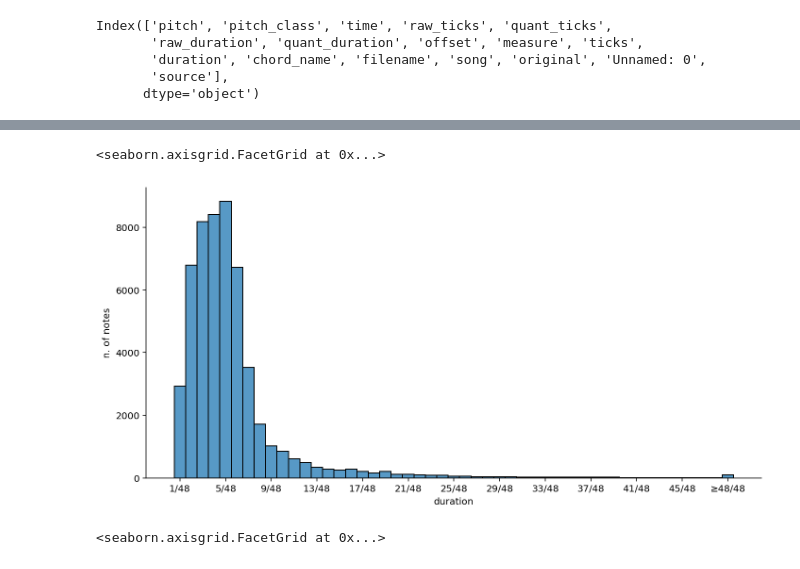
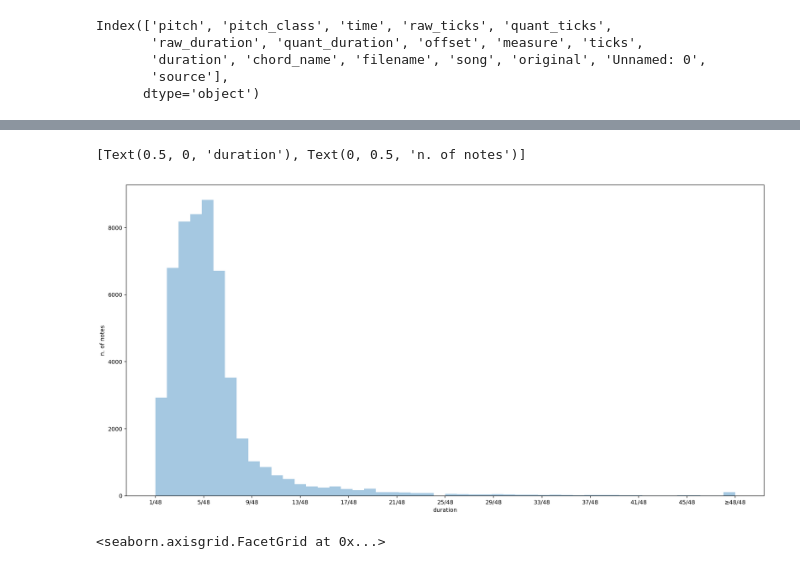
Before and after one commit to HikariNoMJ14/cool-cat-ai, a Jupyter notebook: src/notebooks/Dataset Stats - v1.ipynb, the cells around one changed output, grey strips where cells are left out. Drawn from its saved outputs; the diff is of its cells as text; code cells hidden in the pictures.

```diff
--- a/src/notebooks/Dataset Stats - v1.ipynb
+++ b/src/notebooks/Dataset Stats - v1.ipynb
@@ -86,18 +86,13 @@ plt.axvline(x=data.mean()+data.std(), color='green')
 # %%
 data = i['duration'].apply(lambda x: x if x <= 48 else 49)
 
-ax = sns.displot(data=data,
-                 height=5,
-                 aspect=2,
-                 kde=False,
-                 discrete=True,
-                 rug=False)
+ax = sns.distplot(data, kde=False)
 ax.set(xticks=np.append(np.arange(1, 49, 4), 49),
        xticklabels=[f'{a}/48' for a in np.arange(1, 49, 4)] + ['≥48/48'])
 ax.set(xlabel='duration', ylabel='n. of notes')
 # %% [output]
-<seaborn.axisgrid.FacetGrid at 0x...>
+[Text(0.5, 0, 'duration'), Text(0, 0.5, 'n. of notes')]
-[figure, old version]
+[figure, new version]
 # %%
 ax = sns.displot(data=i['offset'],
                 height=5,
```
Also changed, not shown: parts of 3 cells of this notebook, 20 other files.
